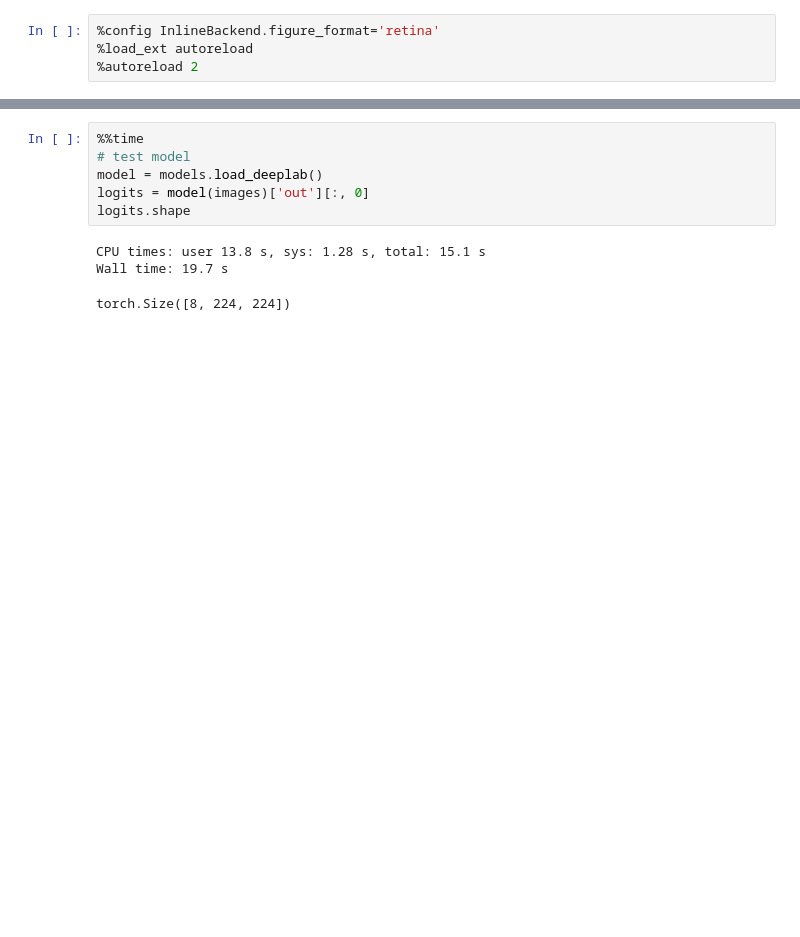
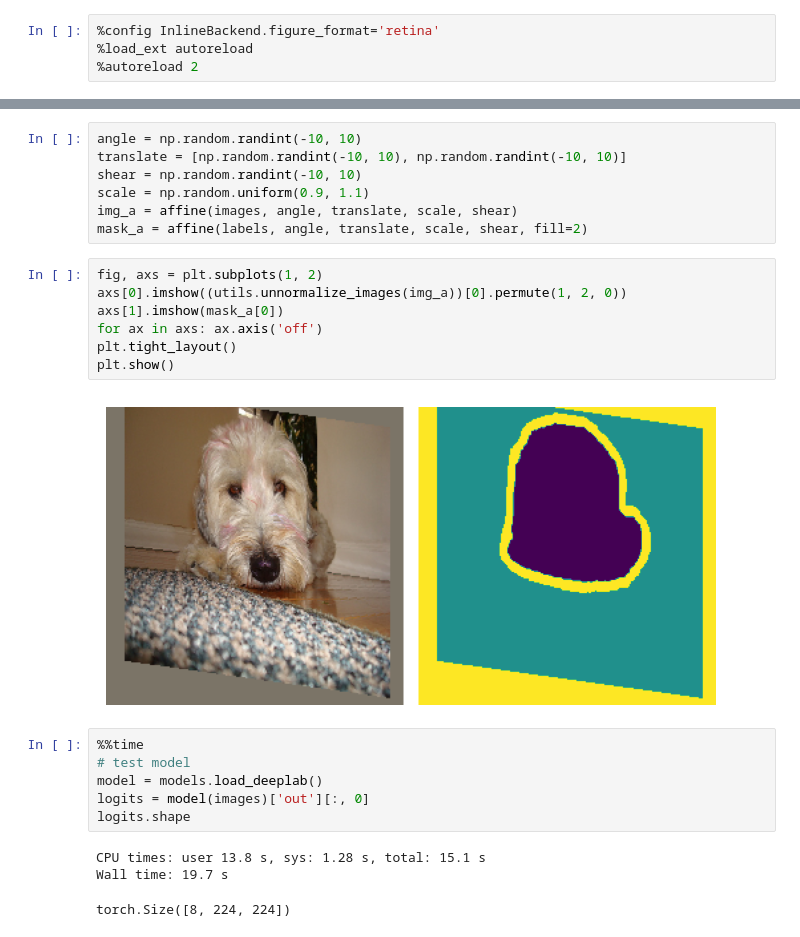
Before and after one commit to nauqs/comp0197-group-project, a Jupyter notebook: playground.ipynb, the cells around one changed output, grey strips where cells are left out. Cells and saved outputs as stored; diff of their text form; blank space fills up the shorter version.

Commit message:
add affine transf

```diff
--- a/playground.ipynb
+++ b/playground.ipynb
@@ -42,3 +42,19 @@ tensor([[2, 2, 2,  ..., 1, 1, 1],
+# %%
+angle = np.random.randint(-10, 10)
+translate = [np.random.randint(-10, 10), np.random.randint(-10, 10)]
+shear = np.random.randint(-10, 10)
+scale = np.random.uniform(0.9, 1.1)
+img_a = affine(images, angle, translate, scale, shear)
+mask_a = affine(labels, angle, translate, scale, shear, fill=2)
+# %%
+fig, axs = plt.subplots(1, 2)
+axs[0].imshow((utils.unnormalize_images(img_a))[0].permute(1, 2, 0))
+axs[1].imshow(mask_a[0])
+for ax in axs: ax.axis('off')
+plt.tight_layout()
+plt.show()
+# %% [output]
+[figure, added]
 # %%
 %%time
 # test model
```
Also changed, not shown: parts of 4 cells of this notebook, 3 other files.
